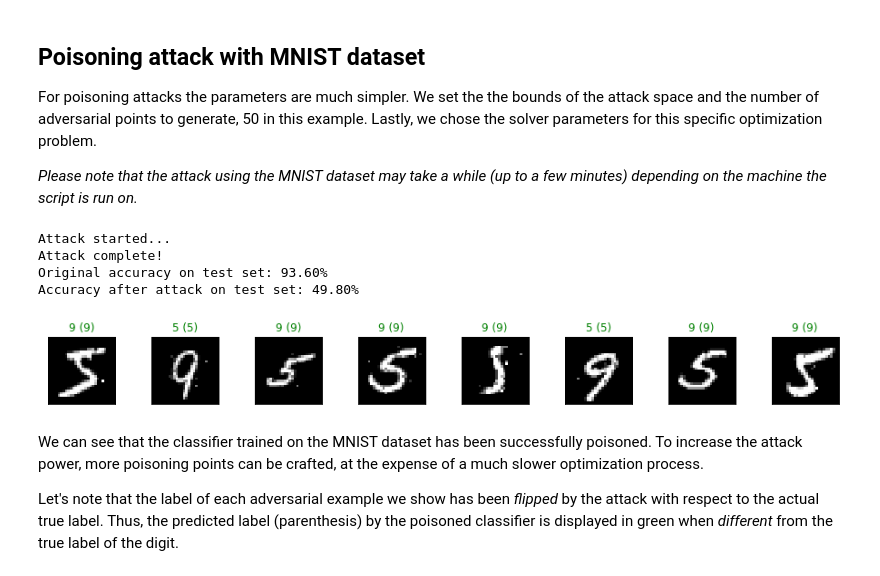
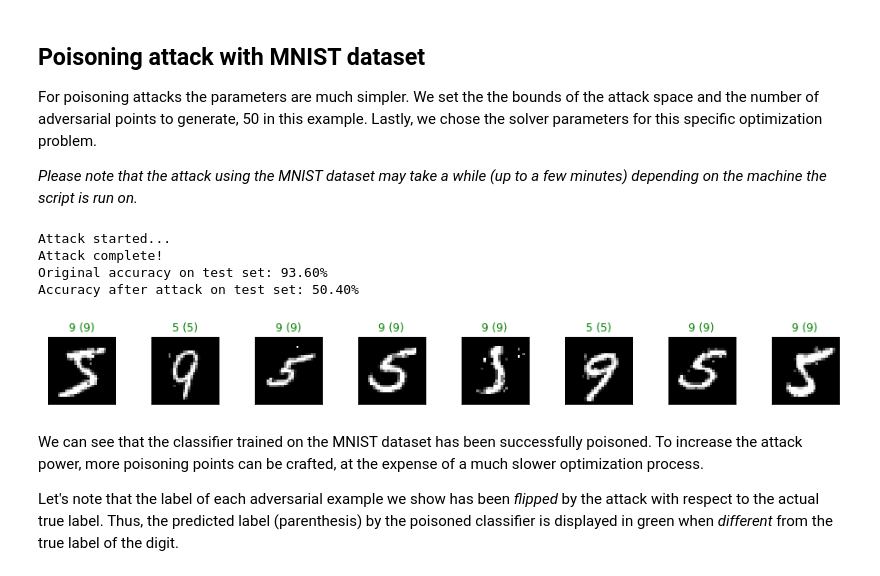
Before and after one commit to pralab/secml, a Jupyter notebook: tutorials/06-MNIST_dataset.ipynb, the cells around one changed output. Drawn from its saved outputs; the diff is of its cells as text; code cells hidden in the pictures.

```diff
--- a/tutorials/06-MNIST_dataset.ipynb
+++ b/tutorials/06-MNIST_dataset.ipynb
@@ -165,7 +165,7 @@ n_poisoning_points = 15  # Number of poisoning points to generate
 
 # Should be chosen depending on the optimization problem
 solver_params = {
-    'eta': 0.1,
+    'eta': 0.25,
     'eta_min': 2.0,
     'eta_max': None,
     'max_iter': 100,
@@ -180,35 +180,35 @@ pois_attack = CAttackPoisoningSVM(classifier=clf,
                                   val=val,
                                   lb=lb, ub=ub,
                                   solver_params=solver_params,
                                   random_seed=random_state)
 pois_attack.n_points = n_poisoning_points
 
 # Run the poisoning attack
 print("Attack started...")
 pois_y_pred, _, pois_points_ds, _ = pois_attack.run(ts.X, ts.Y)
 print("Attack complete!")
 
 # Evaluate the accuracy of the original classifier
 acc = metric.performance_score(y_true=ts.Y, y_pred=clf.predict(ts.X))
 # Evaluate the accuracy after the poisoning attack
 pois_acc = metric.performance_score(y_true=ts.Y, y_pred=pois_y_pred)
 
 print("Original accuracy on test set: {:.2%}".format(acc))
 print("Accuracy after attack on test set: {:.2%}".format(pois_acc))
 
 # Training of the poisoned classifier for visualization purposes
 pois_clf = clf.deepcopy()
 pois_tr = tr.append(pois_points_ds)  # Join the training set with the poisoning points
 pois_clf.fit(pois_tr)
 
 show_digits(pois_points_ds.X, pois_clf.predict(pois_points_ds.X),
             pois_points_ds.Y, digits)
 # %% [output]
 Attack started...
 Attack complete!
 Original accuracy on test set: 93.60%
-Accuracy after attack on test set: 49.80%
+Accuracy after attack on test set: 50.40%
-[figure, old version]
+[figure, new version]
 # %% [markdown]
 We can see that the classifier trained on the MNIST dataset has been
  successfully poisoned. To increase the attack power, more poisoning points
```
Also changed, not shown: 1 other file.
